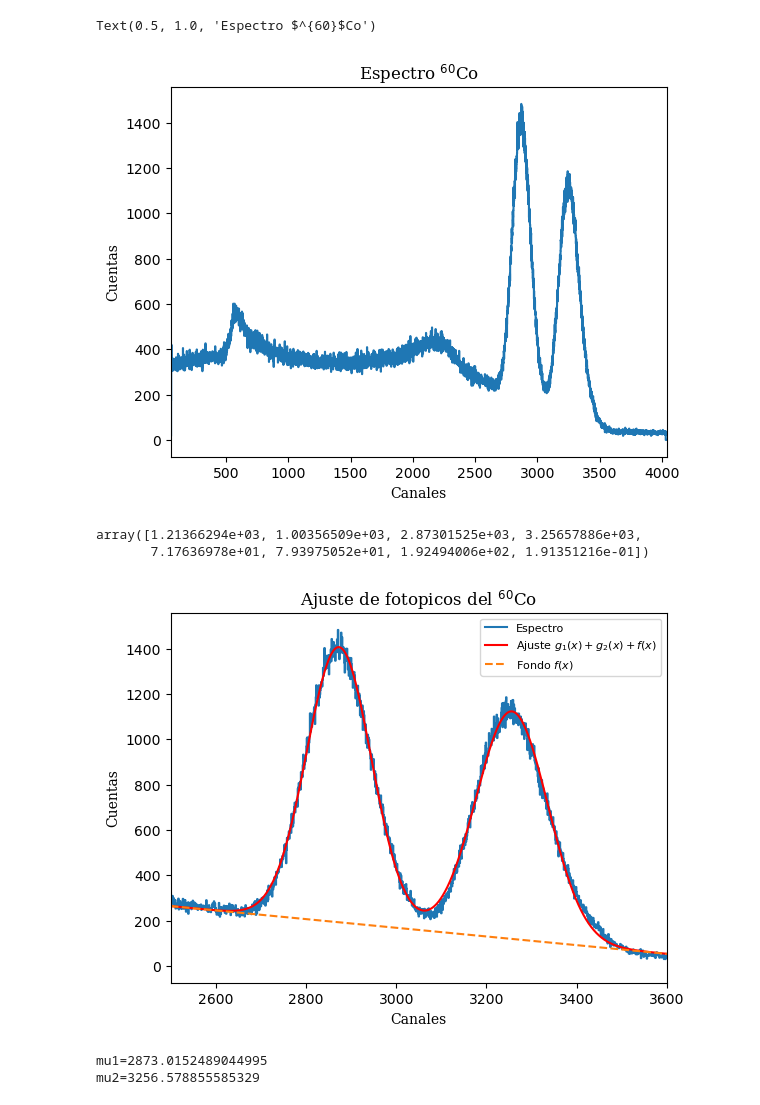
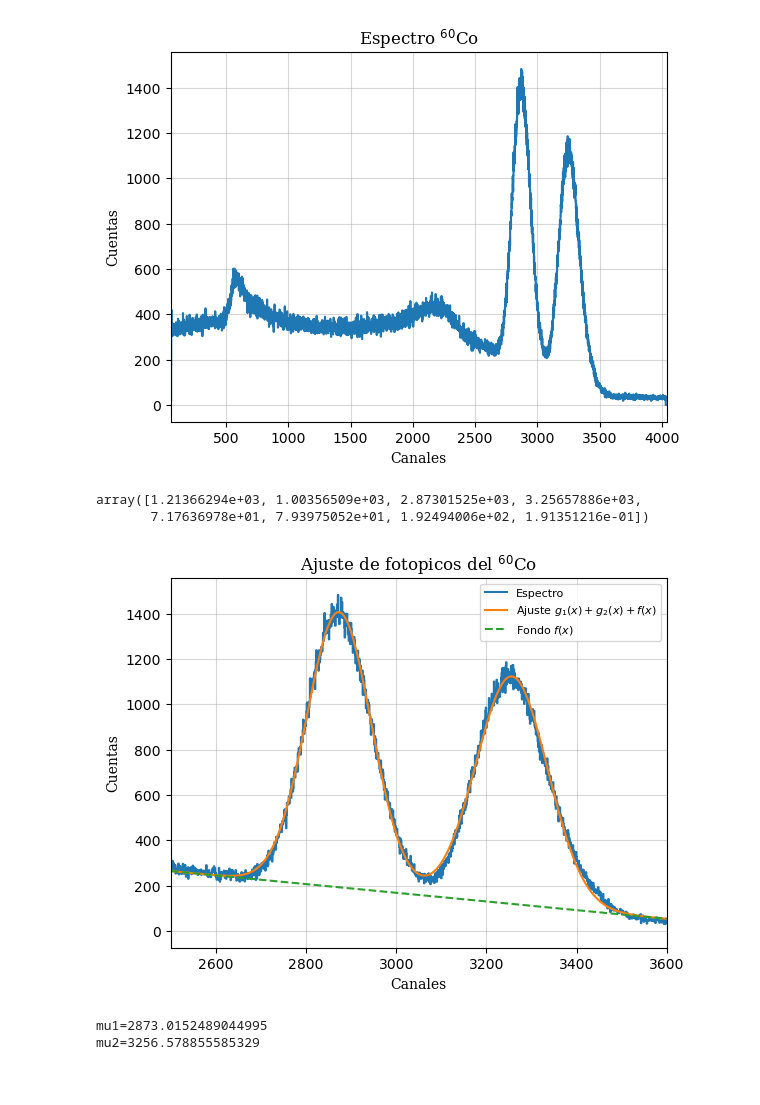
Before and after one commit to juan3ltran/Instrumentacion_Nuclear, a Jupyter notebook: Practica1/Co60.ipynb, the cells around one changed output. Cells and saved outputs as stored; diff of their text form; code cells hidden in the pictures.

```diff
--- a/Practica1/Co60.ipynb
+++ b/Practica1/Co60.ipynb
@@ -24,9 +17,9 @@ plt.xlim(55,4040)
 plt.xlabel("Canales",family="serif")
 plt.ylabel("Cuentas",family="serif")
 plt.title(r"Espectro $^{60}$Co",family="serif")
+plt.grid(which='both',alpha=0.5)
 # %% [output]
-Text(0.5, 1.0, 'Espectro $^{60}$Co')
-[figure, old version]
+[figure, new version]
 # %%
 def gaussiana(x,M,mu,sigma):
     return M*np.exp(-0.5*((mu-x)/(sigma))**2)
@@ -51,22 +44,23 @@ array([1.21366294e+03, 1.00356509e+03, 2.87301525e+03, 3.25657886e+03,
 # %%
 x2=np.linspace(2500,3600,10000)
 y2=gaussiana_doble(x2,*args2)
 
 
 
 
 plt.plot(x,y,ds="steps-mid",label="Espectro")
-plt.plot(x2,y2,color="r",label=r"Ajuste $g_1(x)+g_2(x)+f(x)$")
+plt.plot(x2,y2,label=r"Ajuste $g_1(x)+g_2(x)+f(x)$")
 plt.plot(x2,fondo(x2,1.92494006e+02, 1.91351216e-01,2.87301525e+03),linestyle="dashed",label=r"Fondo $f(x)$")
 plt.xlim([2500,3600])
 plt.xlabel("Canales",family="serif")
 plt.ylabel("Cuentas",family="serif")
 plt.title(r"Ajuste de fotopicos del $^{60}$Co",family="serif")
 plt.legend(fontsize=8)
+plt.grid(which='both',alpha=0.5)
 
 plt.show()
 # %% [output]
-[figure, old version]
+[figure, new version]
 # %%
 M1,M2,mu1,mu2,sigma1,sigma2,b0,b1=args2
 print(f"mu1={mu1}")
```
Also changed, not shown: parts of 3 cells of this notebook.
